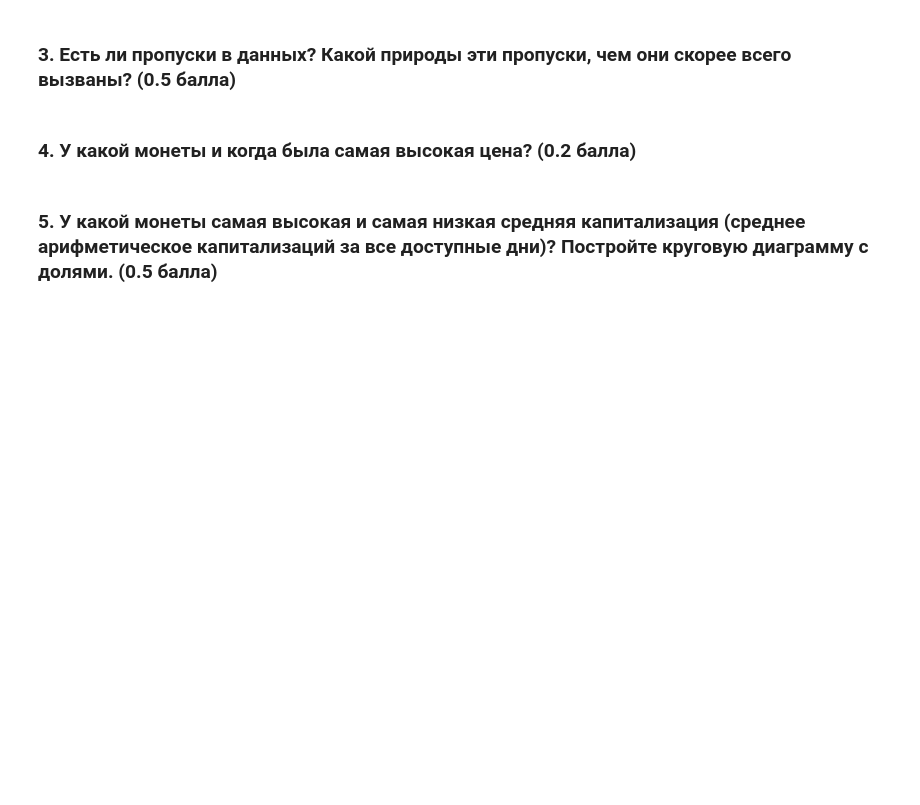
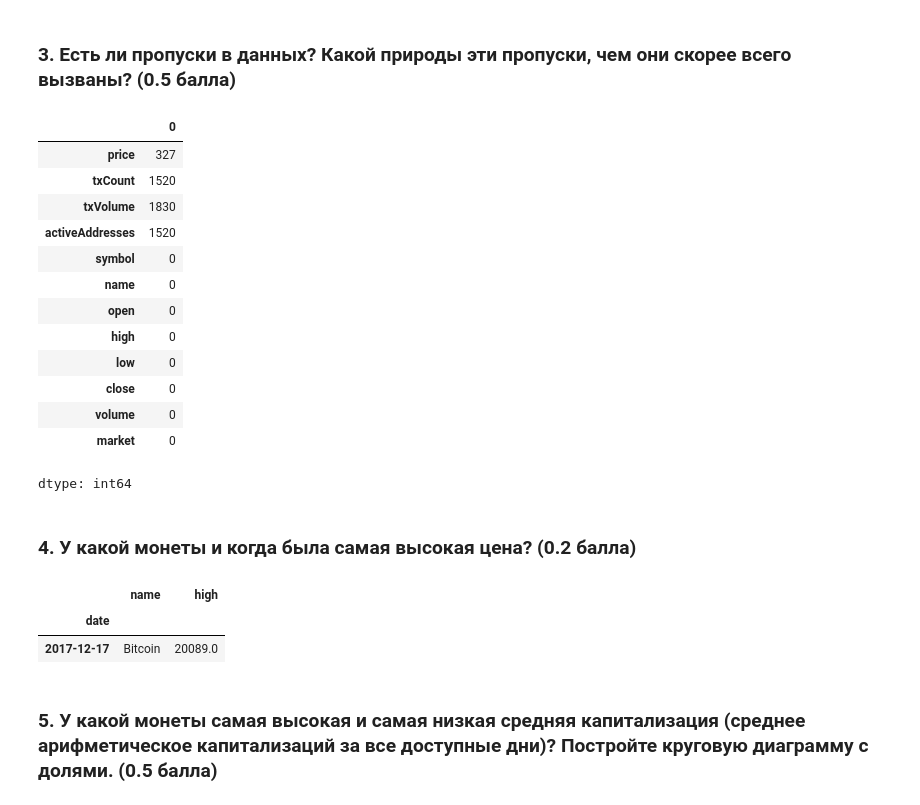
Before and after one commit to Alek-dr/mipt, a Jupyter notebook: lab_work.ipynb, the cells around one changed output. Cells and saved outputs as stored; diff of their text form; code cells hidden in the pictures; blank space fills up the shorter version.

```diff
--- a/lab_work.ipynb
+++ b/lab_work.ipynb
@@ -91,2 +111,20 @@ coins.head(4)
+# %%
+# Пропуски есть в колонках price, txCount, txVolume, activeAddresses
+coins.isnull().sum()
+# %% [output]
+|  | 0 |
+| price | 327 |
+| txCount | 1520 |
+| txVolume | 1830 |
+| activeAddresses | 1520 |
+| symbol | 0 |
+| name | 0 |
+| open | 0 |
+| high | 0 |
+| low | 0 |
+| close | 0 |
+| volume | 0 |
+| market | 0 |
+dtype: int64
 # %% [markdown]
 ### 4. У какой монеты и когда была самая высокая цена? (0.2 балла)
@@ -95,2 +131,9 @@ coins.head(4)
+# %%
+# Биткоин 2017-12-17
+coins[coins.high == coins.high.max()][['name', 'high']]
+# %% [output]
+|  | name | high |
+| date |  |  |
+| 2017-12-17 | Bitcoin | 20089.0 |
 # %% [markdown]
 ### 5. У какой монеты самая высокая и самая низкая средняя капитализация (среднее арифметическое капитализаций за все доступные дни)? Постройте круговую диаграмму с долями. (0.5 балла)
```
Also changed, not shown: parts of 21 cells of this notebook.
